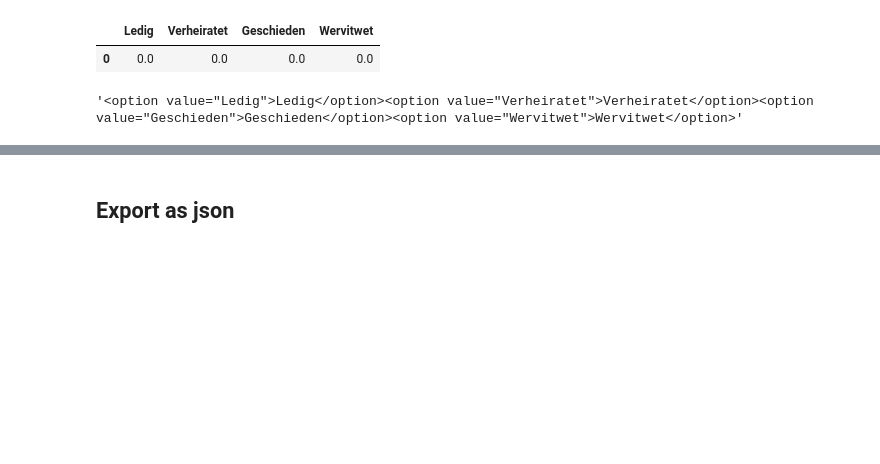
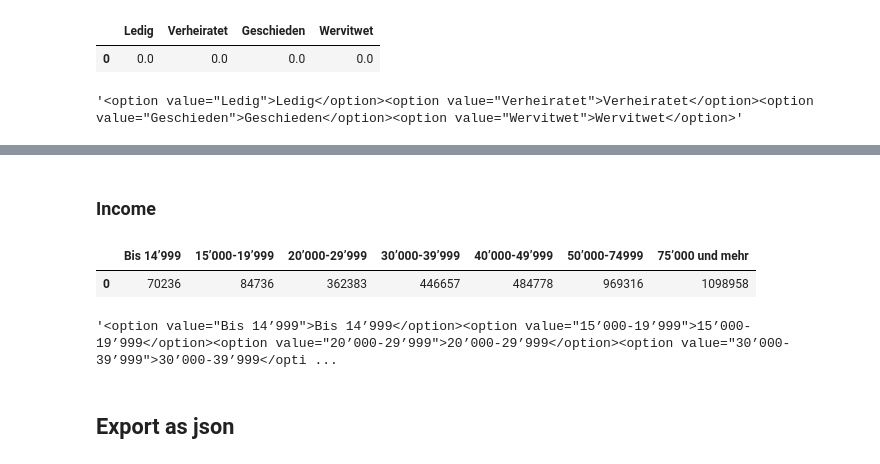
Before and after one commit to simon-pinkmartini/studio-projects, a Jupyter notebook: code/People-like-me/Selectboxes.ipynb, the cells around one changed output, grey strips where cells are left out. Drawn from its saved outputs; the diff is of its cells as text; code cells hidden in the pictures; blank space fills up the shorter version.

```diff
--- a/code/People-like-me/Selectboxes.ipynb
+++ b/code/People-like-me/Selectboxes.ipynb
@@ -56,0 +86,8 @@ options['Zivilstand']
+# %% [markdown]
+### Income
+# %%
+df_ein = pd.read_csv('StructuredData/CH-Einkommen-abs.csv')
+df_ein.head(2)
+# %% [output]
+|  | Bis 14’999 | 15’000-19’999 | 20’000-29’999 | 30’000-39’999 | 40’000-49’999 | 50’000-74999 | 75’000 und mehr |
+| 0 | 70236 | 84736 | 362383 | 446657 | 484778 | 969316 | 1098958 |
@@ -57,3 +96,7 @@ options['Zivilstand']
+# %%
+options['Einkommen']
+# %% [output]
+'<option value="Bis 14’999">Bis 14’999</option><option value="15’000-19’999">15’000-19’999</option><option value="20’000-29’999">20’000-29’999</option><option value="30’000-39’999">30’000-39’999</opti ...
 # %% [markdown]
 ## Export as json
 # %%
```
Also changed, not shown: parts of 10 cells of this notebook, 50 other files.
